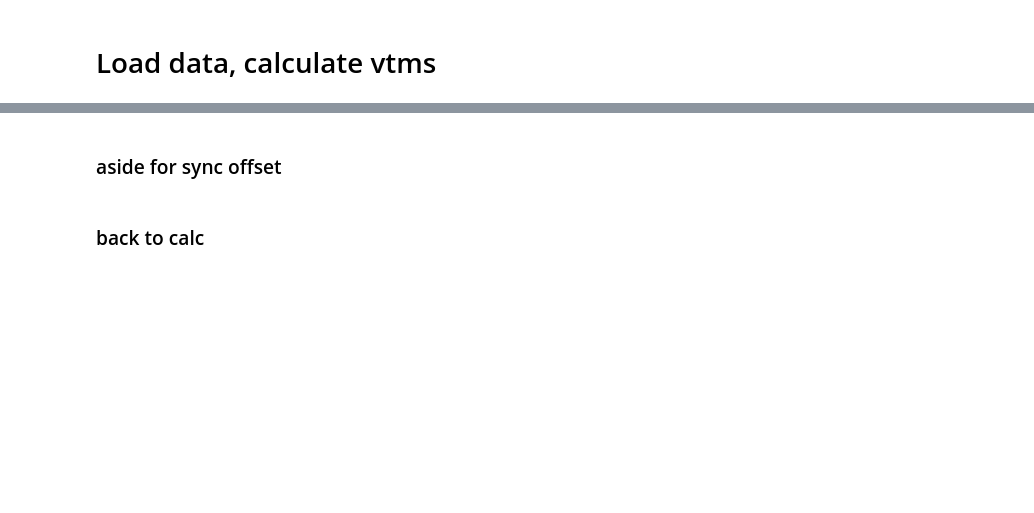
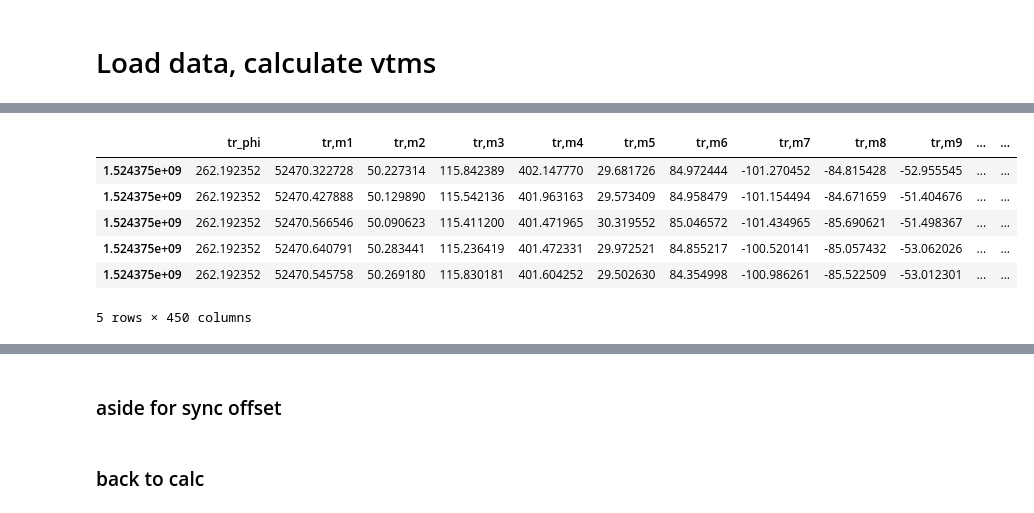
Before and after one commit to aetb/trfp, a Jupyter notebook: 60hr_analysis.ipynb, the cells around one changed output, grey strips where cells are left out. Cells and saved outputs as stored; diff of their text form; code cells hidden in the pictures; blank space fills up the shorter version.

```diff
--- a/60hr_analysis.ipynb
+++ b/60hr_analysis.ipynb
@@ -45,3 +63,13 @@ Wall time: 36.7 s
+# %%
+tr_moment_df_1.head()
+# %% [output]
+|  | tr_phi | tr,m1 | tr,m2 | tr,m3 | tr,m4 | tr,m5 | tr,m6 | tr,m7 | tr,m8 | tr,m9 | ... | ... |
+| 1.524375e+09 | 262.192352 | 52470.322728 | 50.227314 | 115.842389 | 402.147770 | 29.681726 | 84.972444 | -101.270452 | -84.815428 | -52.955545 | ... | ... |
+| 1.524375e+09 | 262.192352 | 52470.427888 | 50.129890 | 115.542136 | 401.963163 | 29.573409 | 84.958479 | -101.154494 | -84.671659 | -51.404676 | ... | ... |
+| 1.524375e+09 | 262.192352 | 52470.566546 | 50.090623 | 115.411200 | 401.471965 | 30.319552 | 85.046572 | -101.434965 | -85.690621 | -51.498367 | ... | ... |
+| 1.524375e+09 | 262.192352 | 52470.640791 | 50.283441 | 115.236419 | 401.472331 | 29.972521 | 84.855217 | -100.520141 | -85.057432 | -53.062026 | ... | ... |
+| 1.524375e+09 | 262.192352 | 52470.545758 | 50.269180 | 115.830181 | 401.604252 | 29.502630 | 84.354998 | -100.986261 | -85.522509 | -53.012301 | ... | ... |
+5 rows × 450 columns
 # %%
 %%time
 tr_corr_df_1 = helper_old.trolley_footprint_replacement(tr_moment_df_1)
```
Also changed, not shown: parts of 10 cells of this notebook, 2 other files.
